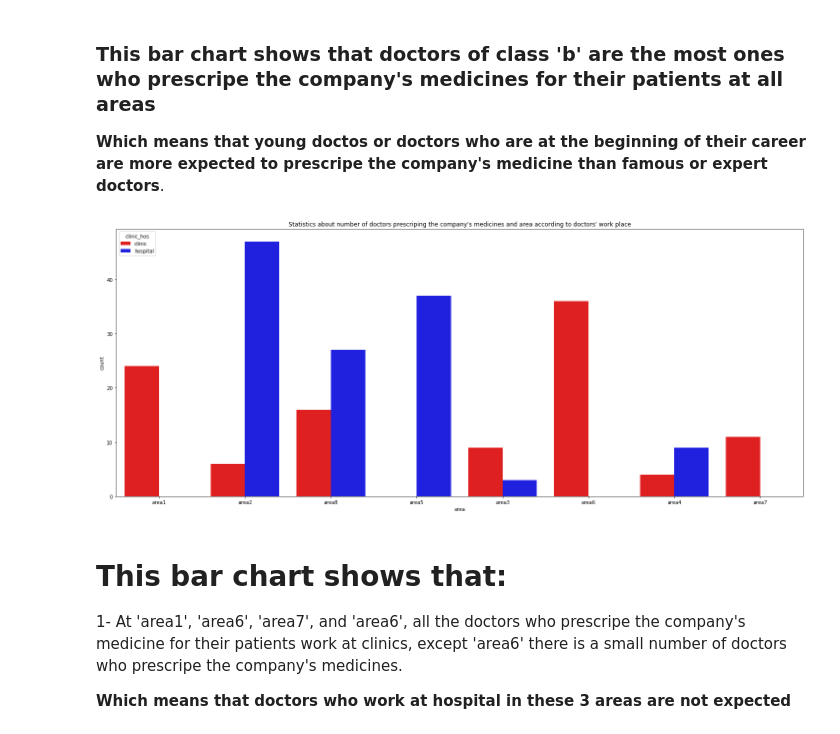
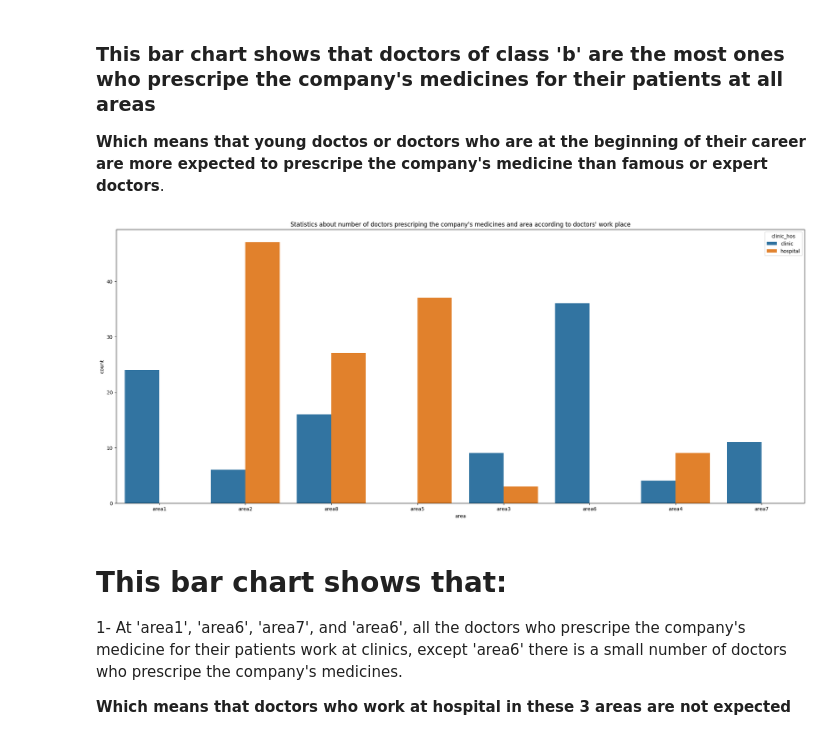
Before and after one commit to AbdoHalem/DEPI-GP, a Jupyter notebook: Final Version/Medical_Representative_Final.ipynb, the cells around one changed output. Cells and saved outputs as stored; diff of their text form; code cells hidden in the pictures.

```diff
--- a/Final Version/Medical_Representative_Final.ipynb
+++ b/Final Version/Medical_Representative_Final.ipynb
@@ -345,9 +353,9 @@ sb.countplot(data=doctors_write, x='area', hue='dr_class', palette=['purple', 'c
 # %%
 plt.figure(figsize=[25,10])
 plt.title("Statistics about number of doctors prescriping the company's medicines and area according to doctors' work place")
-sb.countplot(data=doctors_write, x='area', hue='clinic_hos', palette=['red', 'blue']);
+sb.countplot(data=doctors_write, x='area', hue='clinic_hos');
 # %% [output]
-[figure, old version]
+[figure, new version]
 # %% [markdown]
 # This bar chart shows that:
 1- At 'area1', 'area6', 'area7', and 'area6', all the doctors who prescripe the company's medicine for their patients work at clinics, except 'area6' there is a small number of doctors who prescripe the company's medicines.
```
Also changed, not shown: parts of 26 cells of this notebook, 1 other file.
